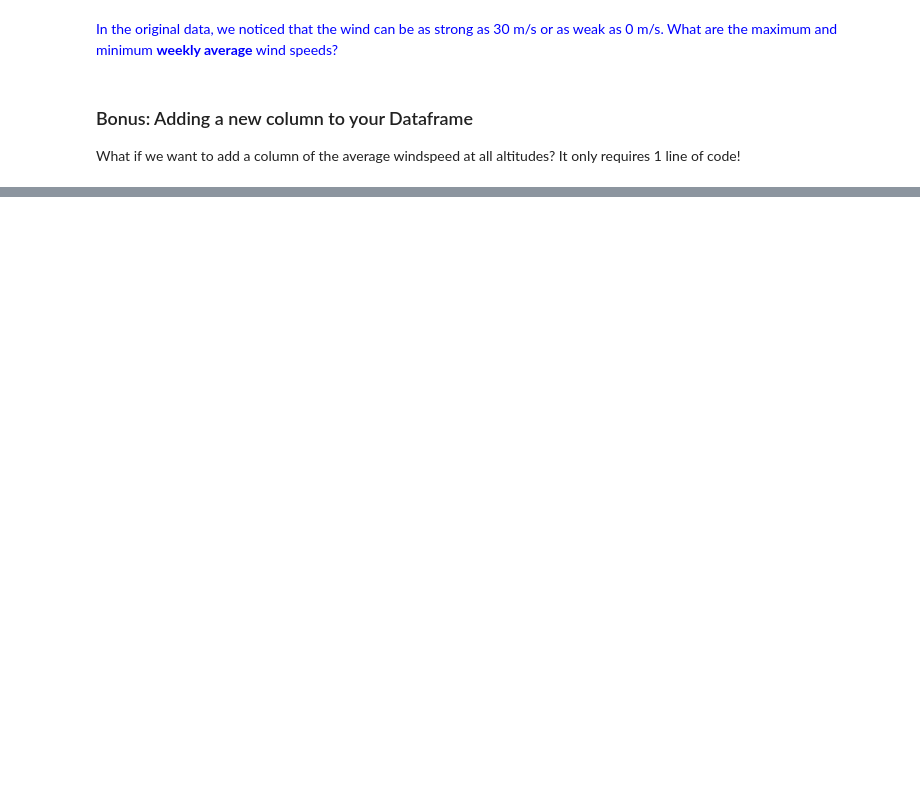
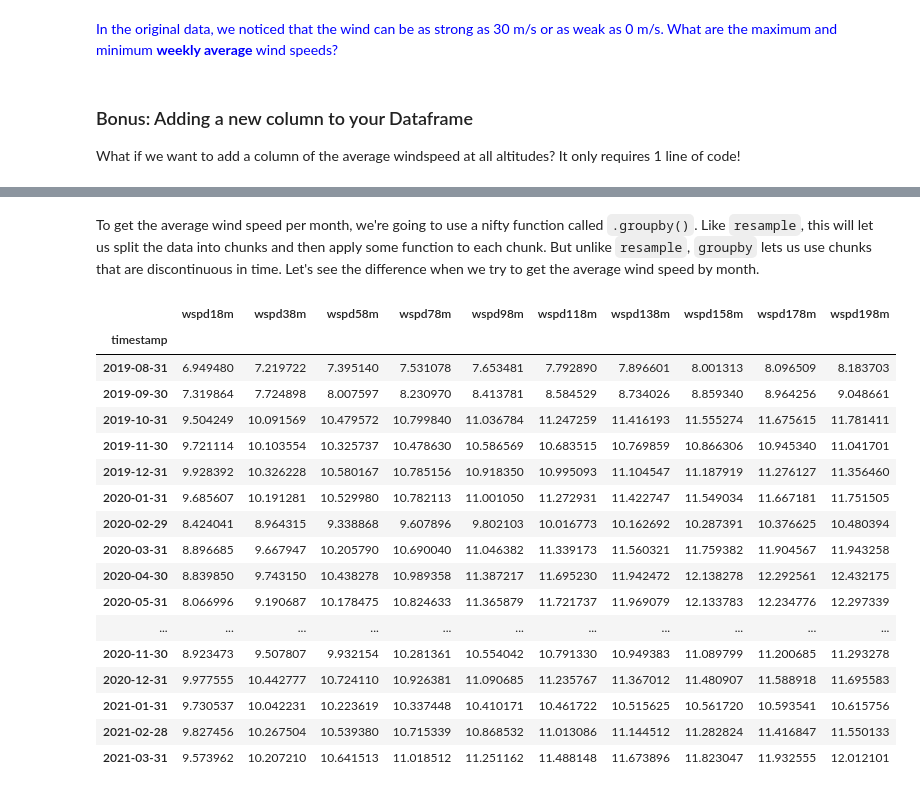
Before and after one commit to vikasnataraja/python_bootcamp_for_earth_science, a Jupyter notebook: Day_3_Time_series_and_multi-dimensional_arrays/Lecture_2_pandas_2/Day_3_Lecture_2_lesson.ipynb, the cells around one changed output, grey strips where cells are left out. Drawn from its saved outputs; the diff is of its cells as text; code cells hidden in the pictures; blank space fills up the shorter version.

```diff
--- a/Day_3_Time_series_and_multi-dimensional_arrays/Lecture_2_pandas_2/Day_3_Lecture_2_lesson.ipynb
+++ b/Day_3_Time_series_and_multi-dimensional_arrays/Lecture_2_pandas_2/Day_3_Lecture_2_lesson.ipynb
@@ -159,0 +161,24 @@ df
+# %% [markdown]
+To get the average wind speed per month, we're going to use a nifty function called `.groupby()`. Like `resample`, this will let us split the data into chunks and then apply some function to each chunk. But unlike `resample`, `groupby` lets us use chunks that are discontinuous in time. Let's see the difference when we try to get the average wind speed by month.
+# %%
+resample_monthly_average = df.resample('ME').mean() # 'ME' stands for month end; the label will be the last day of each month
+resample_monthly_average
+# %% [output]
+|  | wspd18m | wspd38m | wspd58m | wspd78m | wspd98m | wspd118m | wspd138m | wspd158m | wspd178m | wspd198m |
+| timestamp |  |  |  |  |  |  |  |  |  |  |
+| 2019-08-31 | 6.949480 | 7.219722 | 7.395140 | 7.531078 | 7.653481 | 7.792890 | 7.896601 | 8.001313 | 8.096509 | 8.183703 |
+| 2019-09-30 | 7.319864 | 7.724898 | 8.007597 | 8.230970 | 8.413781 | 8.584529 | 8.734026 | 8.859340 | 8.964256 | 9.048661 |
+| 2019-10-31 | 9.504249 | 10.091569 | 10.479572 | 10.799840 | 11.036784 | 11.247259 | 11.416193 | 11.555274 | 11.675615 | 11.781411 |
+| 2019-11-30 | 9.721114 | 10.103554 | 10.325737 | 10.478630 | 10.586569 | 10.683515 | 10.769859 | 10.866306 | 10.945340 | 11.041701 |
+| 2019-12-31 | 9.928392 | 10.326228 | 10.580167 | 10.785156 | 10.918350 | 10.995093 | 11.104547 | 11.187919 | 11.276127 | 11.356460 |
+| 2020-01-31 | 9.685607 | 10.191281 | 10.529980 | 10.782113 | 11.001050 | 11.272931 | 11.422747 | 11.549034 | 11.667181 | 11.751505 |
+| 2020-02-29 | 8.424041 | 8.964315 | 9.338868 | 9.607896 | 9.802103 | 10.016773 | 10.162692 | 10.287391 | 10.376625 | 10.480394 |
+| 2020-03-31 | 8.896685 | 9.667947 | 10.205790 | 10.690040 | 11.046382 | 11.339173 | 11.560321 | 11.759382 | 11.904567 | 11.943258 |
+| 2020-04-30 | 8.839850 | 9.743150 | 10.438278 | 10.989358 | 11.387217 | 11.695230 | 11.942472 | 12.138278 | 12.292561 | 12.432175 |
+| 2020-05-31 | 8.066996 | 9.190687 | 10.178475 | 10.824633 | 11.365879 | 11.721737 | 11.969079 | 12.133783 | 12.234776 | 12.297339 |
+| ... | ... | ... | ... | ... | ... | ... | ... | ... | ... | ... |
+| 2020-11-30 | 8.923473 | 9.507807 | 9.932154 | 10.281361 | 10.554042 | 10.791330 | 10.949383 | 11.089799 | 11.200685 | 11.293278 |
+| 2020-12-31 | 9.977555 | 10.442777 | 10.724110 | 10.926381 | 11.090685 | 11.235767 | 11.367012 | 11.480907 | 11.588918 | 11.695583 |
+| 2021-01-31 | 9.730537 | 10.042231 | 10.223619 | 10.337448 | 10.410171 | 10.461722 | 10.515625 | 10.561720 | 10.593541 | 10.615756 |
+| 2021-02-28 | 9.827456 | 10.267504 | 10.539380 | 10.715339 | 10.868532 | 11.013086 | 11.144512 | 11.282824 | 11.416847 | 11.550133 |
+| 2021-03-31 | 9.573962 | 10.207210 | 10.641513 | 11.018512 | 11.251162 | 11.488148 | 11.673896 | 11.823047 | 11.932555 | 12.012101 |
```
Also changed, not shown: parts of 18 cells of this notebook, 4 other files.
